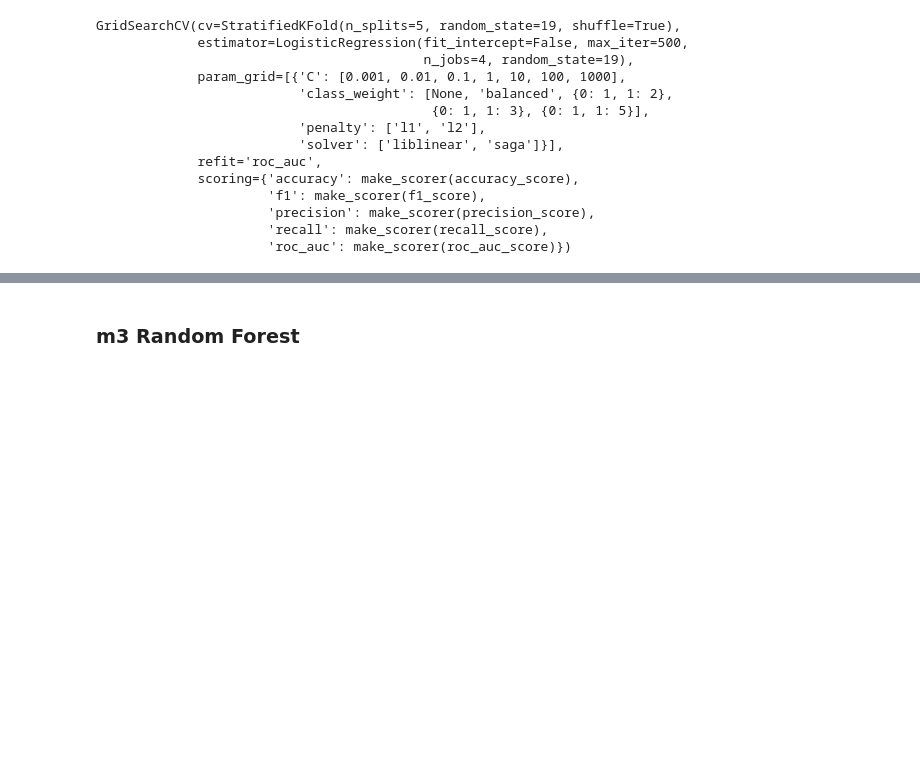
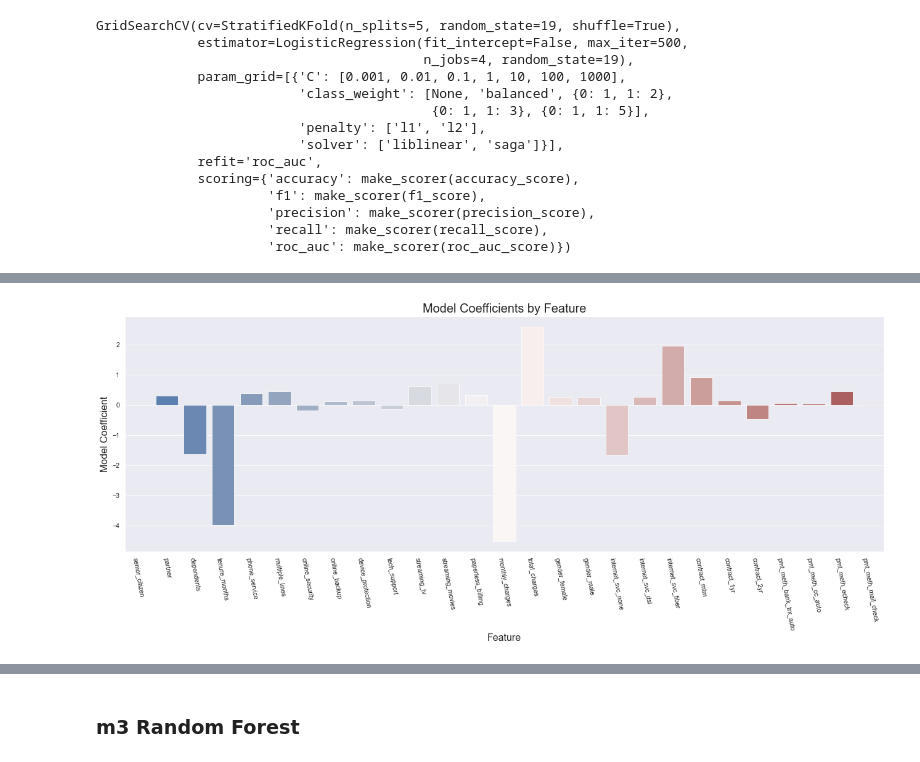
Before and after one commit to cutterback/p03-telco-churn-model, a Jupyter notebook: Telco-Churn-Classification-Model.ipynb, the cells around one changed output, grey strips where cells are left out. Drawn from its saved outputs; the diff is of its cells as text; code cells hidden in the pictures; blank space fills up the shorter version.

```diff
--- a/Telco-Churn-Classification-Model.ipynb
+++ b/Telco-Churn-Classification-Model.ipynb
@@ -736,0 +740,4 @@ print(confusion_matrix(y_true, y_hat_train))
+# %%
+coef_table = pd.DataFrame(X_train2.columns, columns=['feature'])
+coef_table.insert(1, "coef", best_model_lr.coef_.transpose())
+coef_table
@@ -737,3 +762,17 @@ print(confusion_matrix(y_true, y_hat_train))
+# %%
+
+fig = plt.figure(figsize=(18, 8))
+sns.barplot(x='feature', y='coef', data=coef_table, palette='vlag')
+
+# Legend, title and labels.
+plt.title('Model Coefficients by Feature', size=20)
+plt.xlabel('Feature', size=16)
+plt.ylabel('Model Coefficient', size=16)
+plt.xticks(rotation=-80)
+plt.tight_layout()
+plt.show()
+# %% [output]
+[figure, added]
 # %%
 # Print the accuracy on test set
 gs_lr.score(X_test2, y_test)
```
Also changed, not shown: parts of 8 cells of this notebook, 1 other file.
